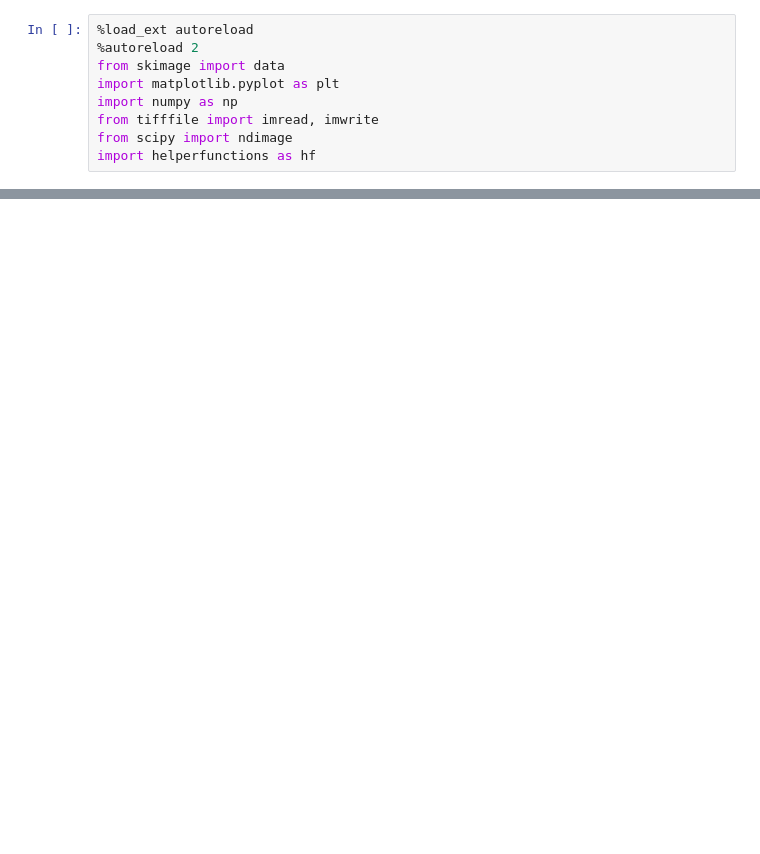
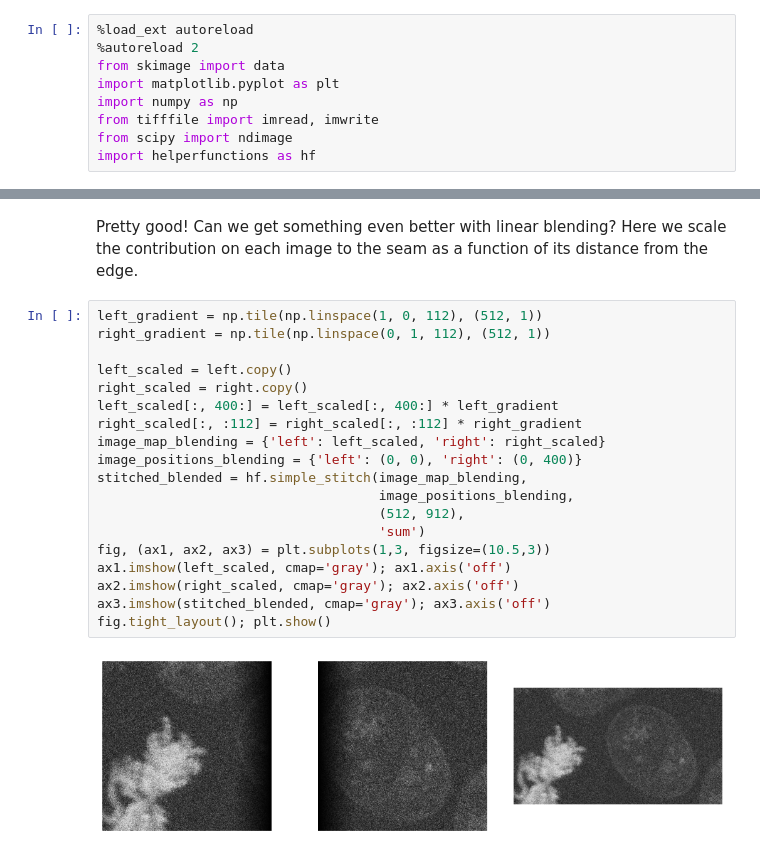
Before and after one commit to zacswider/linearblending, a Jupyter notebook: linearblending.ipynb, the cells around one changed output, grey strips where cells are left out. Drawn from its saved outputs; the diff is of its cells as text; blank space fills up the shorter version.

```diff
--- a/linearblending.ipynb
+++ b/linearblending.ipynb
@@ -85,0 +56,23 @@ left_gradient.shape
+# %% [markdown]
+Pretty good! Can we get something even better with linear blending? Here we scale the contribution on each image to the seam as a function of its distance from the edge.
+# %%
+left_gradient = np.tile(np.linspace(1, 0, 112), (512, 1))
+right_gradient = np.tile(np.linspace(0, 1, 112), (512, 1))
+
+left_scaled = left.copy()
+right_scaled = right.copy()
+left_scaled[:, 400:] = left_scaled[:, 400:] * left_gradient
+right_scaled[:, :112] = right_scaled[:, :112] * right_gradient
+image_map_blending = {'left': left_scaled, 'right': right_scaled}
+image_positions_blending = {'left': (0, 0), 'right': (0, 400)}
+stitched_blended = hf.simple_stitch(image_map_blending,
+                                    image_positions_blending,
+                                    (512, 912),
+                                    'sum')
+fig, (ax1, ax2, ax3) = plt.subplots(1,3, figsize=(10.5,3))
+ax1.imshow(left_scaled, cmap='gray'); ax1.axis('off')
+ax2.imshow(right_scaled, cmap='gray'); ax2.axis('off')
+ax3.imshow(stitched_blended, cmap='gray'); ax3.axis('off')
+fig.tight_layout(); plt.show()
+# %% [output]
+[figure, added]
```
Also changed, not shown: parts of 14 cells of this notebook, 1 other file.
